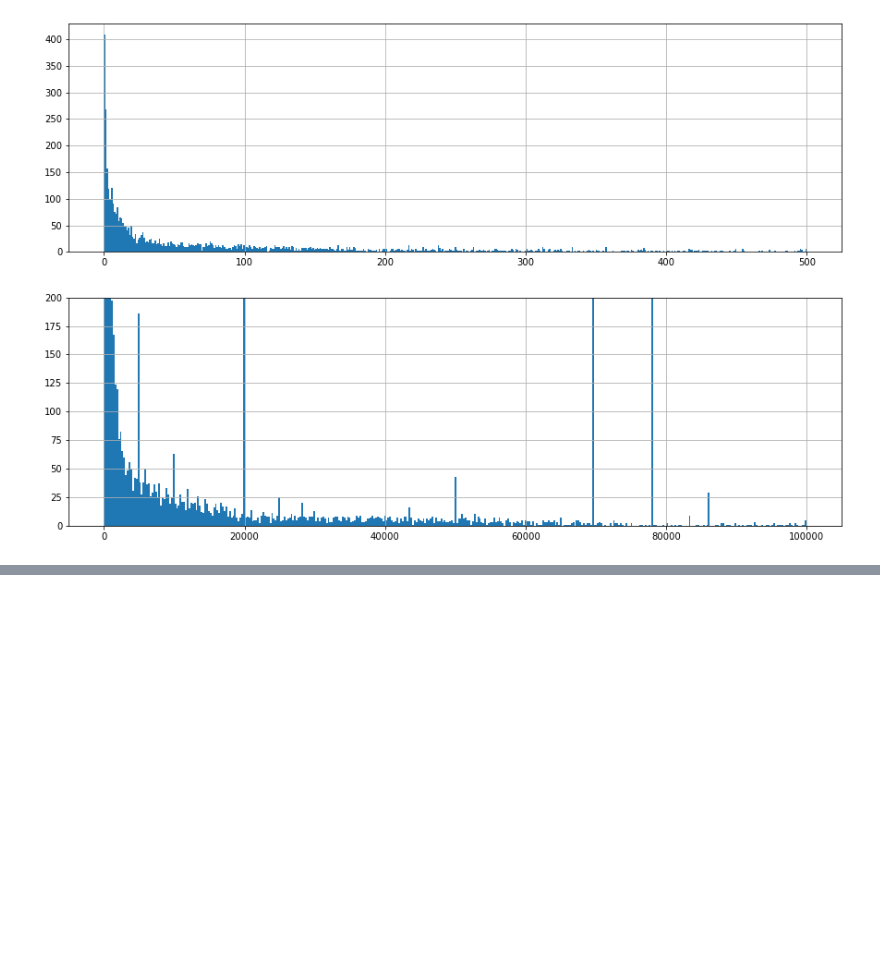
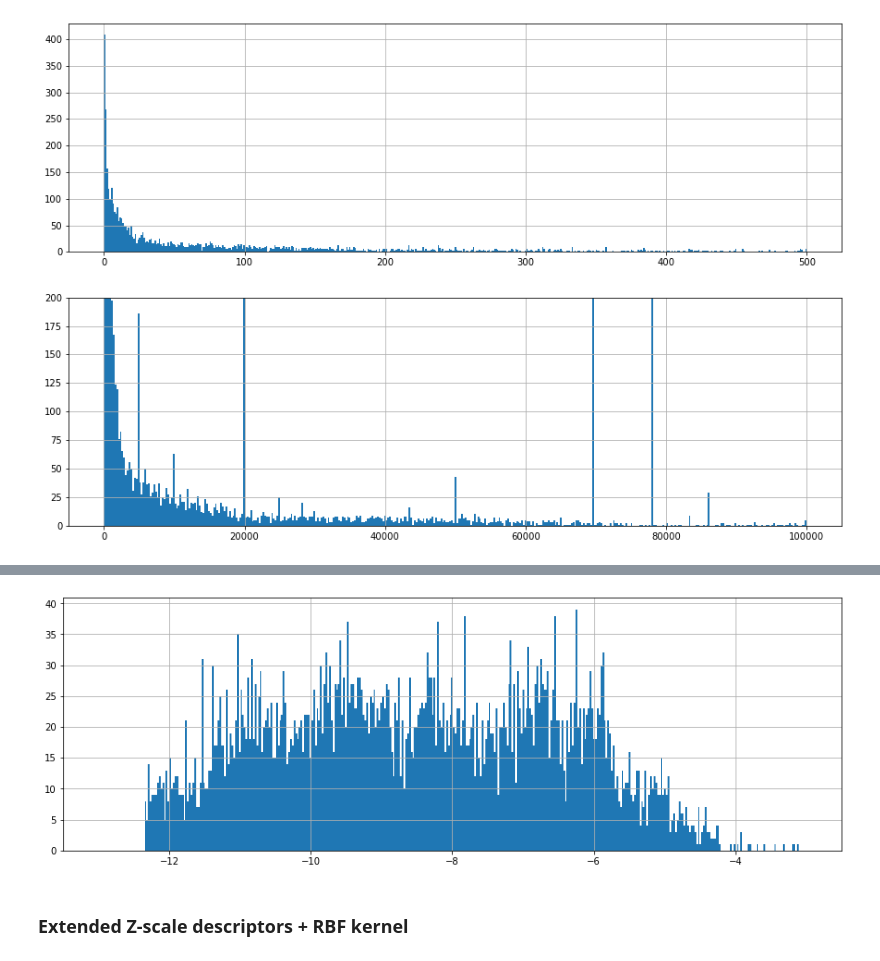
Before and after one commit to jeeberhardt/mobius, a Jupyter notebook: data/mhc/Untitled.ipynb, the cells around one changed output, grey strips where cells are left out. Drawn from its saved outputs; the diff is of its cells as text; code cells hidden in the pictures; blank space fills up the shorter version.

```diff
--- a/data/mhc/Untitled.ipynb
+++ b/data/mhc/Untitled.ipynb
@@ -198,0 +200,8 @@ y_test = torch.from_numpy(y_test.values).float()
+# %%
+fig, ax = plt.subplots(figsize=(15, 5))
+selected['energy'].hist(ax=ax, bins=np.linspace(-13, -3, 400))
+plt.show()
+# %% [output]
+[figure, added]
+# %% [markdown]
+### Extended Z-scale descriptors + RBF kernel
```
Also changed, not shown: parts of 40 cells of this notebook, 6 other files.
